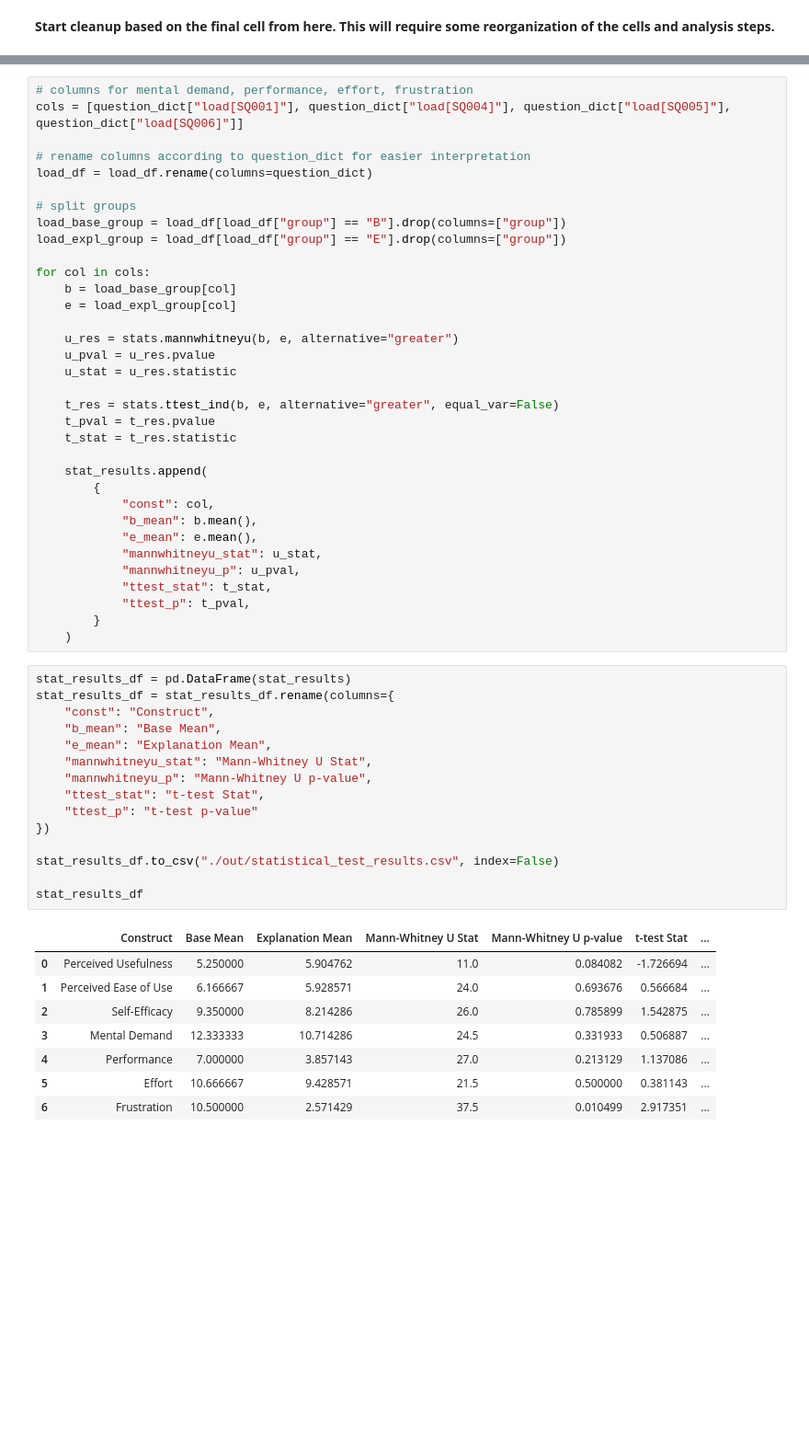
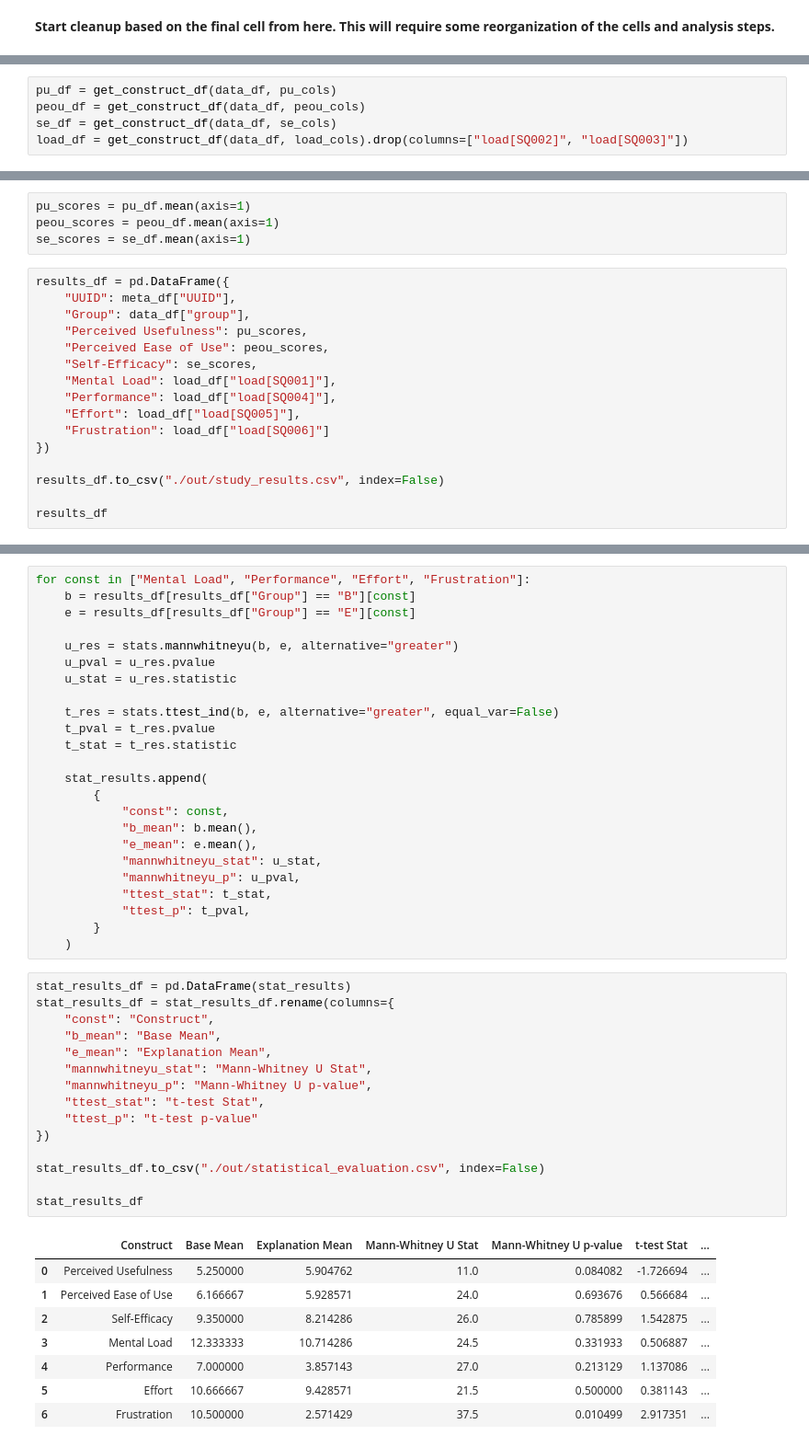
Before and after one commit to nimble-byte/thesis-code, a Jupyter notebook: evaluation/evaluation.ipynb, the cells around one changed output, grey strips where cells are left out. Shown: that part at 92% size. Saved outputs shown, nothing was run; the diff lists cells and outputs as text; blank space fills up the shorter version.

Commit message:
reworked evaluation notebook

```diff
--- a/evaluation/evaluation.ipynb
+++ b/evaluation/evaluation.ipynb
@@ -60,0 +66,5 @@ base_df.to_csv("./out/survey_results_base.csv")
+# %%
+pu_df = get_construct_df(data_df, pu_cols)
+peou_df = get_construct_df(data_df, peou_cols)
+se_df = get_construct_df(data_df, se_cols)
+load_df = get_construct_df(data_df, load_cols).drop(columns=["load[SQ002]", "load[SQ003]"])
@@ -60,0 +75,20 @@ base_df.to_csv("./out/survey_results_base.csv")
+# %%
+pu_scores = pu_df.mean(axis=1)
+peou_scores = peou_df.mean(axis=1)
+se_scores = se_df.mean(axis=1)
+# %%
+results_df = pd.DataFrame({
+    "UUID": meta_df["UUID"],
+    "Group": data_df["group"],
+    "Perceived Usefulness": pu_scores,
+    "Perceived Ease of Use": peou_scores,
+    "Self-Efficacy": se_scores,
+    "Mental Load": load_df["load[SQ001]"],
+    "Performance": load_df["load[SQ004]"],
+    "Effort": load_df["load[SQ005]"],
+    "Frustration": load_df["load[SQ006]"]
+})
+
+results_df.to_csv("./out/study_results.csv", index=False)
+
+results_df
@@ -159,17 +147,7 @@ Evaluate NASA TLX results as “raw TLX” as per https://doi.org/10.1177/154193
 # %%
-# columns for mental demand, performance, effort, frustration
-cols = [question_dict["load[SQ001]"], question_dict["load[SQ004]"], question_dict["load[SQ005]"], question_dict["load[SQ006]"]]
-
-# rename columns according to question_dict for easier interpretation
-load_df = load_df.rename(columns=question_dict)
-
-# split groups
-load_base_group = load_df[load_df["group"] == "B"].drop(columns=["group"])
-load_expl_group = load_df[load_df["group"] == "E"].drop(columns=["group"])
-
-for col in cols:
-    b = load_base_group[col]
-    e = load_expl_group[col]
+for const in ["Mental Load", "Performance", "Effort", "Frustration"]:
+    b = results_df[results_df["Group"] == "B"][const]
+    e = results_df[results_df["Group"] == "E"][const]
 
     u_res = stats.mannwhitneyu(b, e, alternative="greater")
     u_pval = u_res.pvalue
@@ -181,7 +159,7 @@ for col in cols:
 
     stat_results.append(
         {
-            "const": col,
+            "const": const,
             "b_mean": b.mean(),
             "e_mean": e.mean(),
             "mannwhitneyu_stat": u_stat,
@@ -193,24 +171,24 @@ for col in cols:
 # %%
 stat_results_df = pd.DataFrame(stat_results)
 stat_results_df = stat_results_df.rename(columns={
     "const": "Construct",
     "b_mean": "Base Mean",
     "e_mean": "Explanation Mean",
     "mannwhitneyu_stat": "Mann-Whitney U Stat",
     "mannwhitneyu_p": "Mann-Whitney U p-value",
     "ttest_stat": "t-test Stat",
     "ttest_p": "t-test p-value"
 })
 
-stat_results_df.to_csv("./out/statistical_test_results.csv", index=False)
+stat_results_df.to_csv("./out/statistical_evaluation.csv", index=False)
 
 stat_results_df
 # %% [output]
 |  | Construct | Base Mean | Explanation Mean | Mann-Whitney U Stat | Mann-Whitney U p-value | t-test Stat | ... |
 | 0 | Perceived Usefulness | 5.250000 | 5.904762 | 11.0 | 0.084082 | -1.726694 | ... |
 | 1 | Perceived Ease of Use | 6.166667 | 5.928571 | 24.0 | 0.693676 | 0.566684 | ... |
 | 2 | Self-Efficacy | 9.350000 | 8.214286 | 26.0 | 0.785899 | 1.542875 | ... |
-| 3 | Mental Demand | 12.333333 | 10.714286 | 24.5 | 0.331933 | 0.506887 | ... |
+| 3 | Mental Load | 12.333333 | 10.714286 | 24.5 | 0.331933 | 0.506887 | ... |
 | 4 | Performance | 7.000000 | 3.857143 | 27.0 | 0.213129 | 1.137086 | ... |
 | 5 | Effort | 10.666667 | 9.428571 | 21.5 | 0.500000 | 0.381143 | ... |
 | 6 | Frustration | 10.500000 | 2.571429 | 37.5 | 0.010499 | 2.917351 | ... |
```
Also changed, not shown: parts of 17 cells of this notebook, 6 other files.
